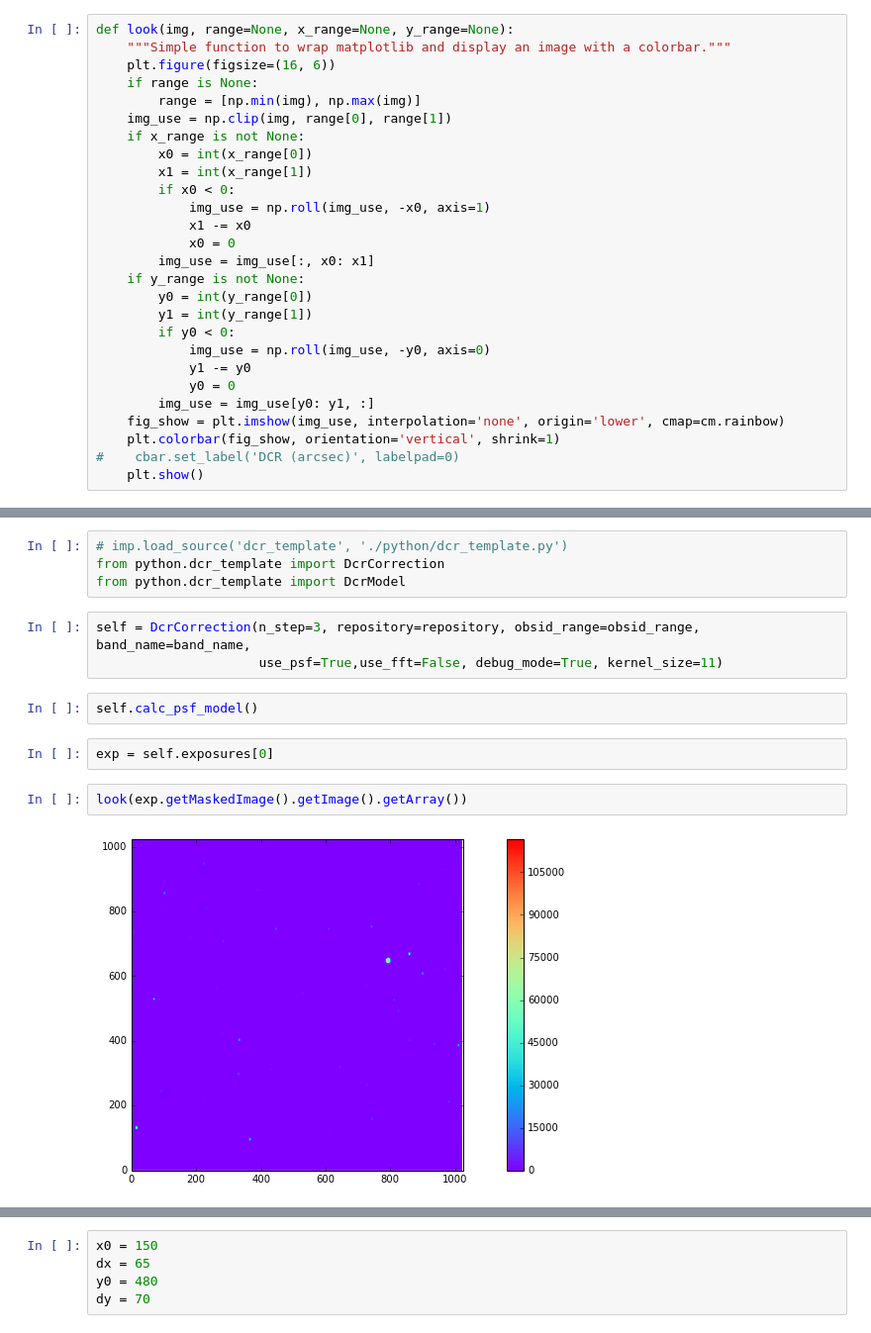
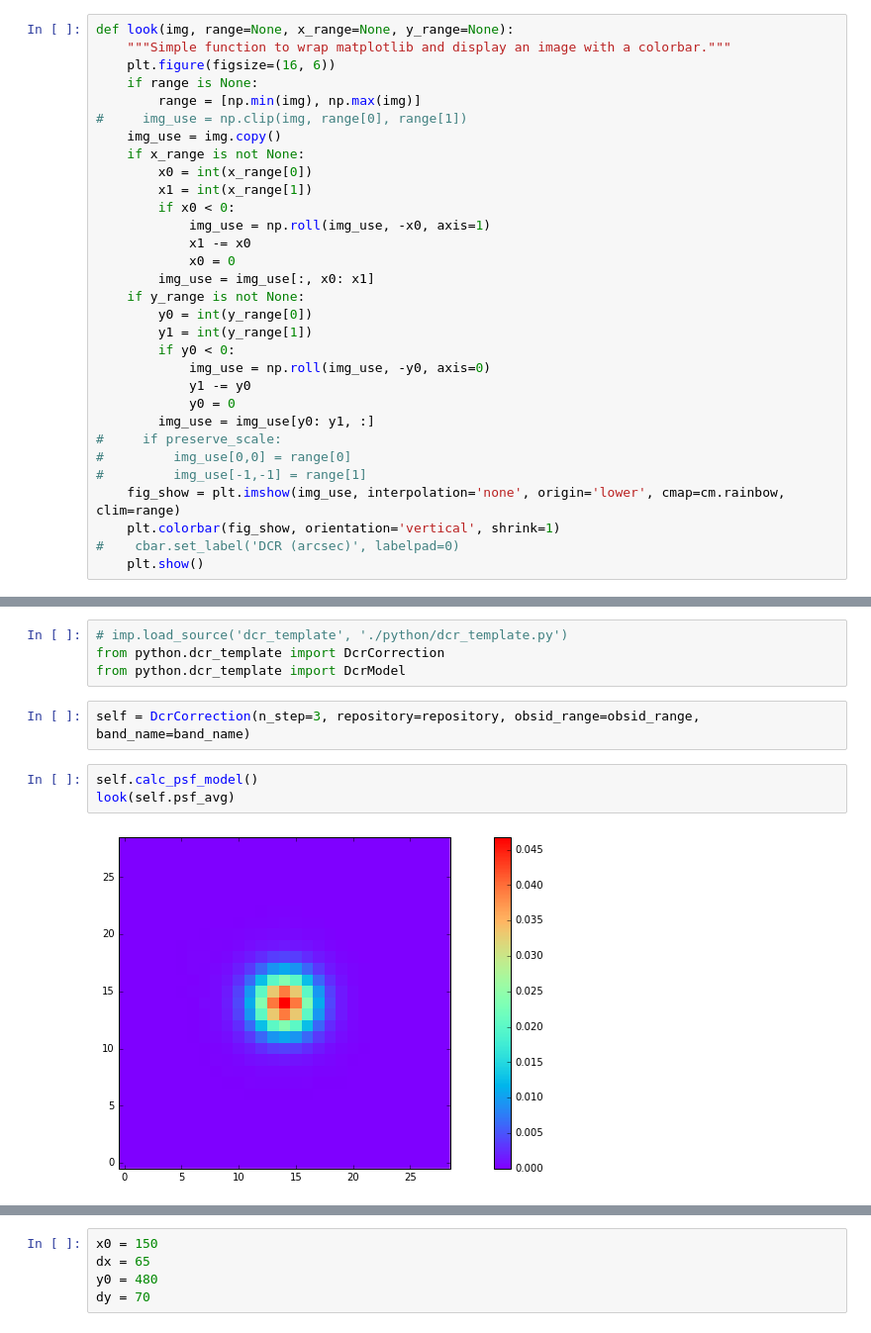
Before and after one commit to lsst-dm/experimental_DCR, a Jupyter notebook: DCR_template-debug-gband.ipynb, the cells around one changed output, grey strips where cells are left out. Shown at 99% size. Drawn from its saved outputs; the diff is of its cells as text.

```diff
--- a/DCR_template-debug-gband.ipynb
+++ b/DCR_template-debug-gband.ipynb
@@ -16,7 +17,8 @@ def look(img, range=None, x_range=None, y_range=None):
     plt.figure(figsize=(16, 6))
     if range is None:
         range = [np.min(img), np.max(img)]
-    img_use = np.clip(img, range[0], range[1])
+#     img_use = np.clip(img, range[0], range[1])
+    img_use = img.copy()
     if x_range is not None:
         x0 = int(x_range[0])
         x1 = int(x_range[1])
@@ -33,7 +35,10 @@ def look(img, range=None, x_range=None, y_range=None):
             y1 -= y0
             y0 = 0
         img_use = img_use[y0: y1, :]
-    fig_show = plt.imshow(img_use, interpolation='none', origin='lower', cmap=cm.rainbow)
+#     if preserve_scale:
+#         img_use[0,0] = range[0]
+#         img_use[-1,-1] = range[1]
+    fig_show = plt.imshow(img_use, interpolation='none', origin='lower', cmap=cm.rainbow, clim=range)
     plt.colorbar(fig_show, orientation='vertical', shrink=1)
 #    cbar.set_label('DCR (arcsec)', labelpad=0)
     plt.show()
@@ -46,13 +51,9 @@ band_name = "g"
 from python.dcr_template import DcrCorrection
 from python.dcr_template import DcrModel
 # %%
-self = DcrCorrection(n_step=3, repository=repository, obsid_range=obsid_range, band_name=band_name,
-                     use_psf=True,use_fft=False, debug_mode=True, kernel_size=11)
+self = DcrCorrection(n_step=3, repository=repository, obsid_range=obsid_range, band_name=band_name)
 # %%
 self.calc_psf_model()
+look(self.psf_avg)
+# %% [output]
+[figure, added]
-# %%
-exp = self.exposures[0]
-# %%
-look(exp.getMaskedImage().getImage().getArray())
-# %% [output]
-[figure, removed]
```
Also changed, not shown: parts of 22 cells of this notebook.
